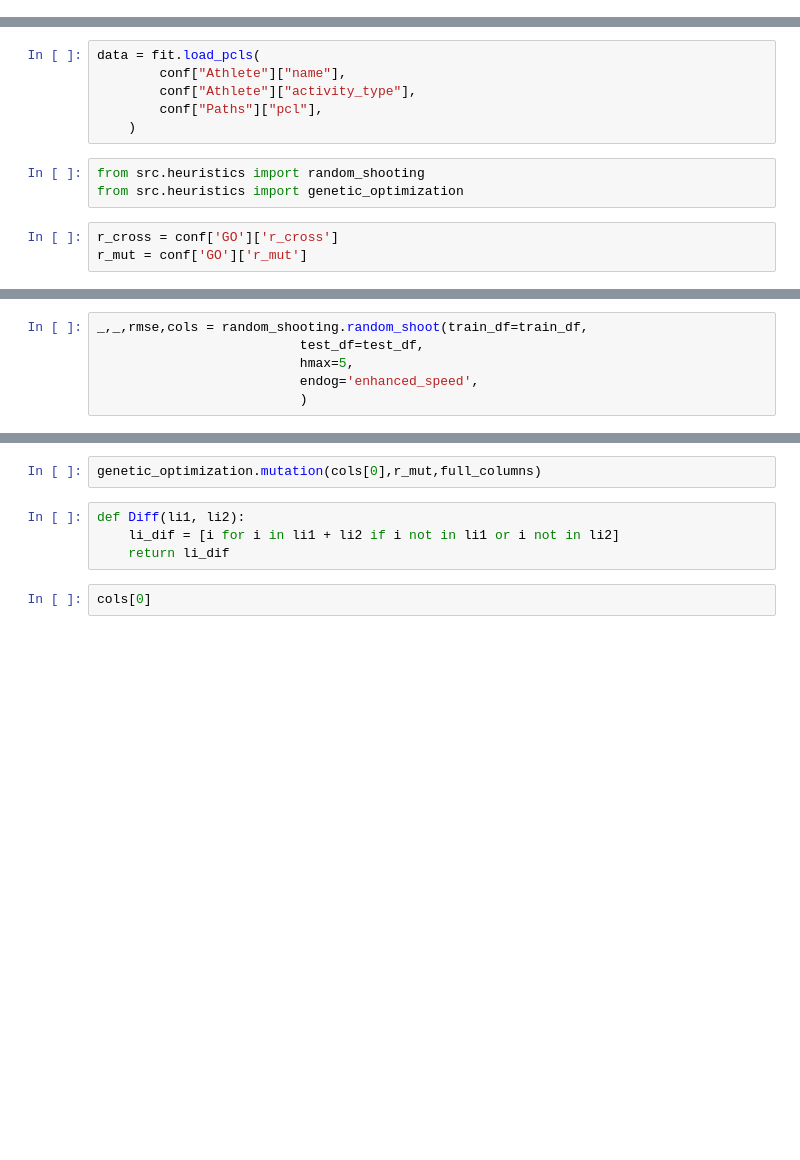
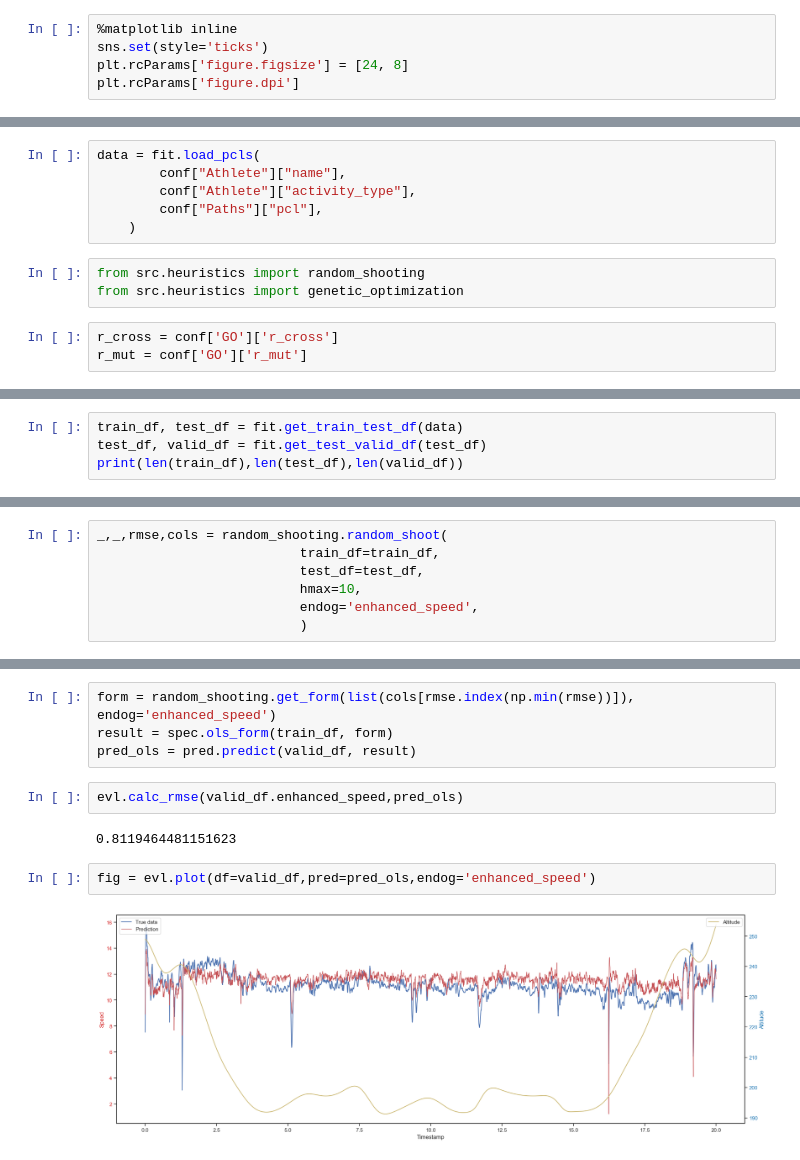
Before and after one commit to VojtaZahradnik/master_thesis, a Jupyter notebook: src/research/review.ipynb, the cells around one changed output, grey strips where cells are left out. Cells and saved outputs as stored; diff of their text form; blank space fills up the shorter version.

```diff
--- a/src/research/review.ipynb
+++ b/src/research/review.ipynb
@@ -13,0 +13,5 @@ The autoreload extension is already loaded. To reload it, use:
+# %%
+%matplotlib inline
+sns.set(style='ticks')
+plt.rcParams['figure.figsize'] = [24, 8]
+plt.rcParams['figure.dpi']
@@ -33,0 +32,4 @@ full_columns = train_df.columns
+# %%
+train_df, test_df = fit.get_train_test_df(data)
+test_df, valid_df = fit.get_test_valid_df(test_df)
+print(len(train_df),len(test_df),len(valid_df))
@@ -34,6 +38,7 @@ full_columns = train_df.columns
 # %%
-_,_,rmse,cols = random_shooting.random_shoot(train_df=train_df,
+_,_,rmse,cols = random_shooting.random_shoot(
+                          train_df=train_df,
                           test_df=test_df,
-                          hmax=5,
+                          hmax=10,
                           endog='enhanced_speed',
                           )
@@ -42,8 +67,12 @@ genetic_optimization.genetic_algorithm(1, r_cross,r_mut ,cols,train_df,test_df,f
-# %%
-genetic_optimization.mutation(cols[0],r_mut,full_columns)
-# %%
-def Diff(li1, li2):
-    li_dif = [i for i in li1 + li2 if i not in li1 or i not in li2]
-    return li_dif
-# %%
-cols[0]
+# %%
+form = random_shooting.get_form(list(cols[rmse.index(np.min(rmse))]), endog='enhanced_speed')
+result = spec.ols_form(train_df, form)
+pred_ols = pred.predict(valid_df, result)
+# %%
+evl.calc_rmse(valid_df.enhanced_speed,pred_ols)
+# %% [output]
+0.8119464481151623
+# %%
+fig = evl.plot(df=valid_df,pred=pred_ols,endog='enhanced_speed')
+# %% [output]
+[figure, added]
```
Also changed, not shown: parts of 9 cells of this notebook, 9 other files.
